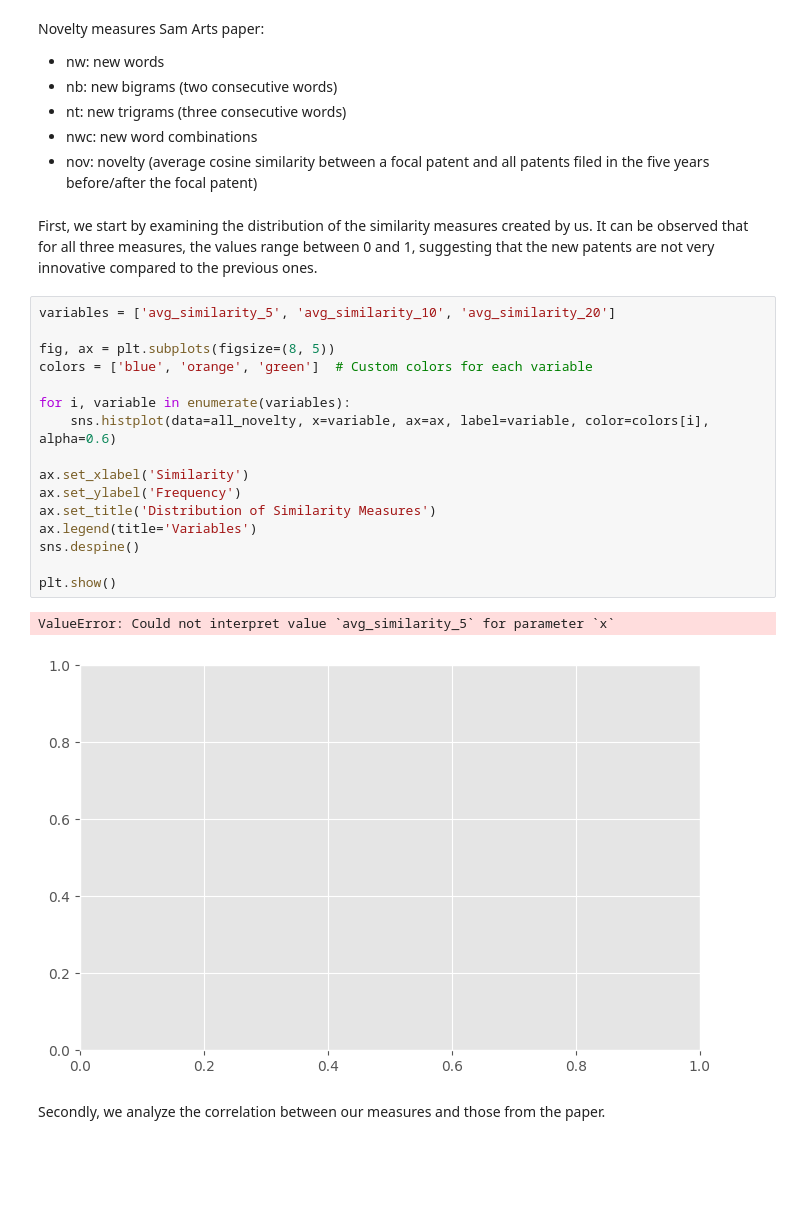
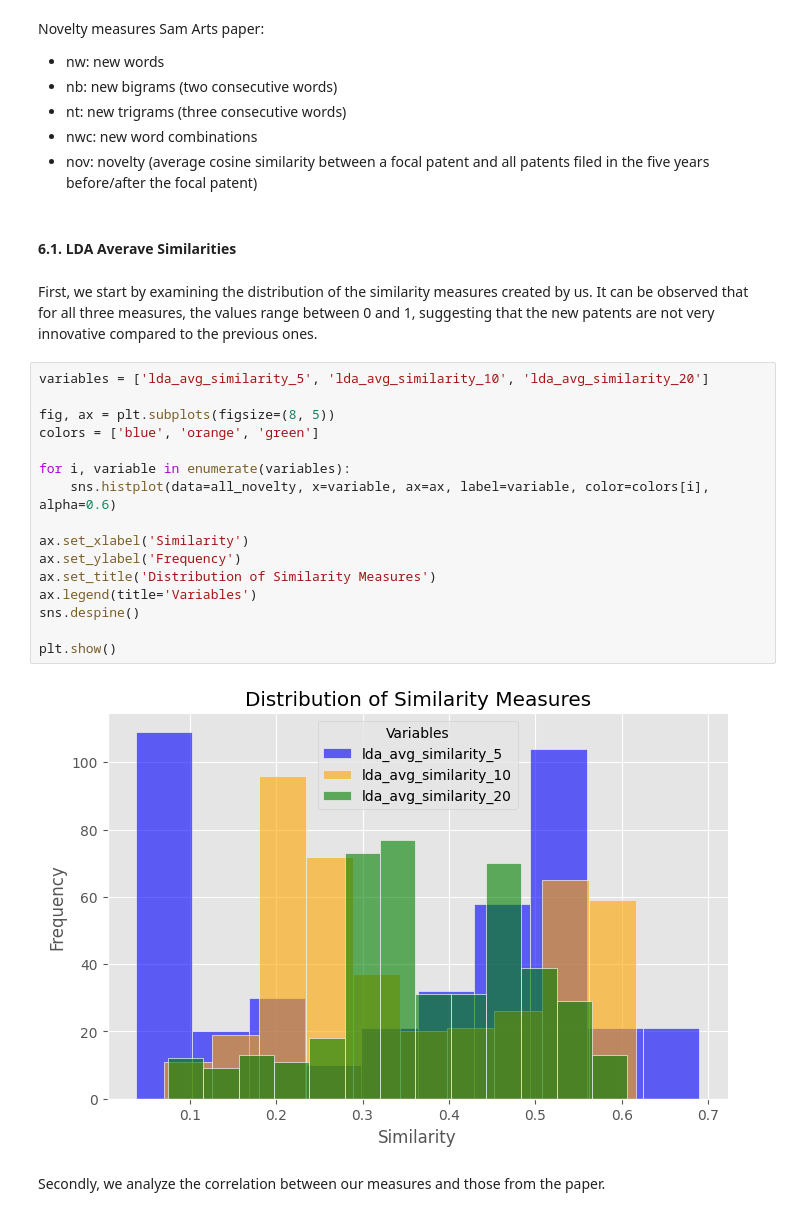
Before and after one commit to CatalinaOdizzio/Forcasting, a Jupyter notebook: final project/2_LDA_Topic_Modelling_final project.ipynb, the cells around one changed output. Drawn from its saved outputs; the diff is of its cells as text; blank space fills up the shorter version.

```diff
--- a/final project/2_LDA_Topic_Modelling_final project.ipynb
+++ b/final project/2_LDA_Topic_Modelling_final project.ipynb
@@ -482,27 +482,28 @@ Novelty measures Sam Arts paper:
 - nt: new trigrams (three consecutive words)
 - nwc: new word combinations
 - nov: novelty (average cosine similarity between a focal patent and all patents filed in the five years before/after the focal patent)
+# %% [markdown]
+#### 6.1. LDA Averave Similarities
 # %% [markdown]
 First, we start by examining the distribution of the similarity measures created by us. It can be observed that for all three measures, the values range between 0 and 1, suggesting that the new patents are not very innovative compared to the previous ones.
 # %%
-variables = ['avg_similarity_5', 'avg_similarity_10', 'avg_similarity_20']
+variables = ['lda_avg_similarity_5', 'lda_avg_similarity_10', 'lda_avg_similarity_20']
 
 fig, ax = plt.subplots(figsize=(8, 5))
-colors = ['blue', 'orange', 'green']  # Custom colors for each variable
+colors = ['blue', 'orange', 'green']
 
 for i, variable in enumerate(variables):
     sns.histplot(data=all_novelty, x=variable, ax=ax, label=variable, color=colors[i], alpha=0.6)
 
 ax.set_xlabel('Similarity')
 ax.set_ylabel('Frequency')
 ax.set_title('Distribution of Similarity Measures')
 ax.legend(title='Variables')
 sns.despine()
 
 plt.show()
 # %% [output]
-ValueError: Could not interpret value `avg_similarity_5` for parameter `x`
-[figure, old version]
+[figure, new version]
 # %% [markdown]
 Secondly, we analyze the correlation between our measures and those from the paper.
 # %%
```
Also changed, not shown: parts of 8 cells of this notebook.
